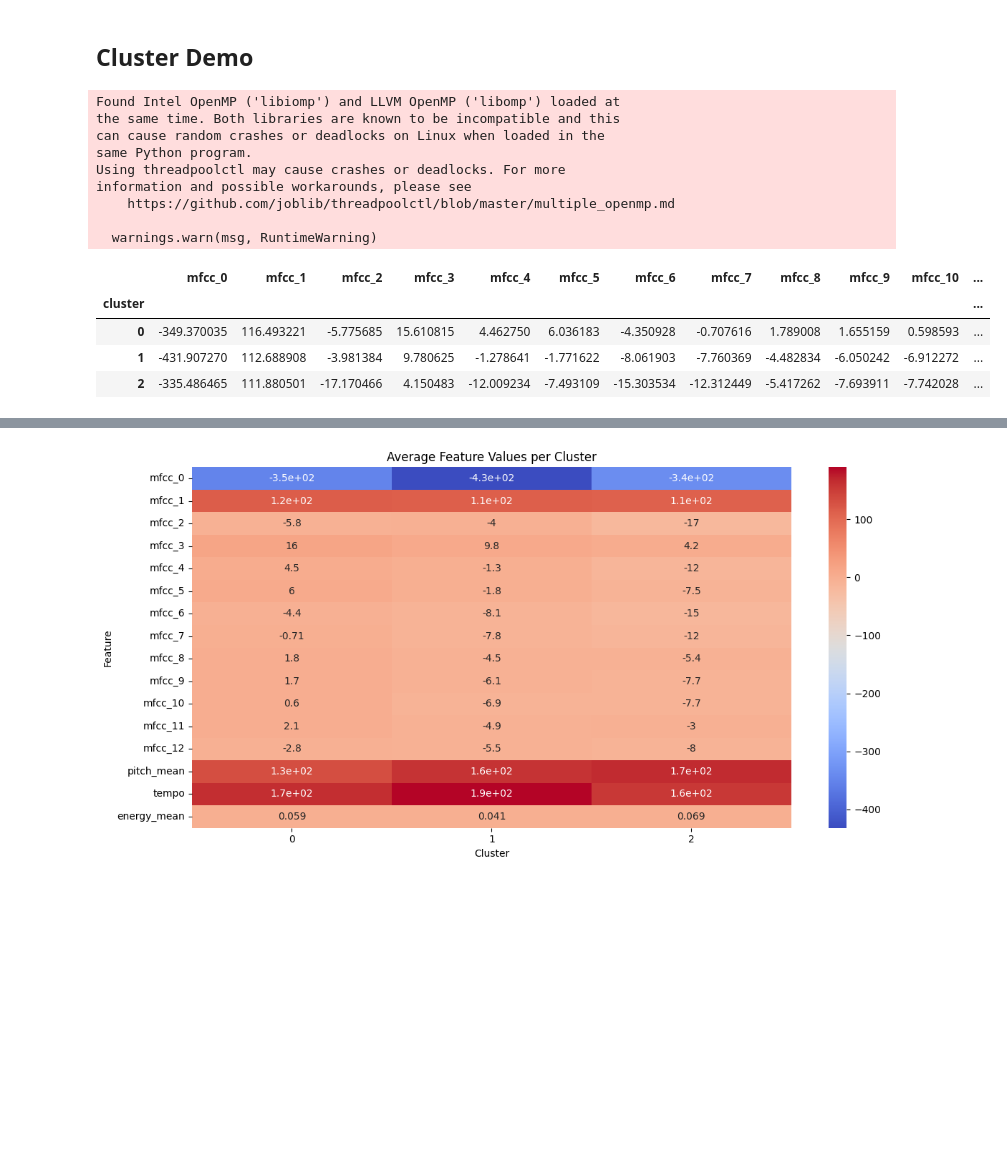
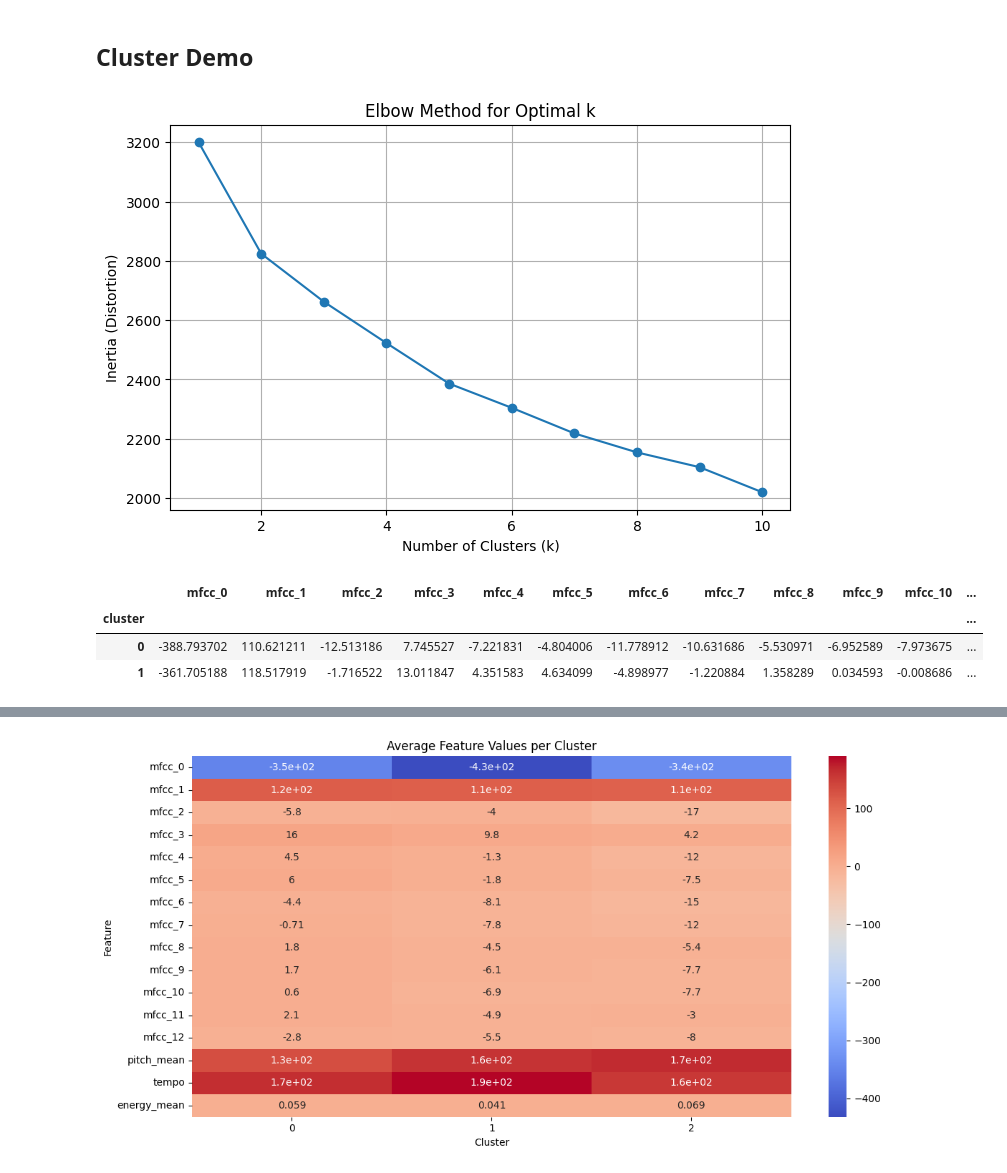
Before and after one commit to lkhellah/speech-clustering, a Jupyter notebook: demo-notebook.ipynb, the cells around one changed output, grey strips where cells are left out. Cells and saved outputs as stored; diff of their text form; code cells hidden in the pictures; blank space fills up the shorter version.

```diff
--- a/demo-notebook.ipynb
+++ b/demo-notebook.ipynb
@@ -82,31 +103,46 @@ X = df.drop(columns=["speaker_id"])  # drop 'label' if you kept it
 
 scaler = StandardScaler()
 X_scaled = scaler.fit_transform(df_cleaned)
+# %%
+# calculate elbow store
+
+from sklearn.cluster import KMeans
+import matplotlib.pyplot as plt
+
+# Range of k values to try
+k_range = range(1, 11)
+inertias = []
+
+for k in k_range:
+    kmeans = KMeans(n_clusters=k, random_state=42)
+    kmeans.fit(X_scaled)
+    inertias.append(kmeans.inertia_)
+
+# Plotting the elbow curve
+plt.figure(figsize=(8, 5))
+plt.plot(k_range, inertias, marker='o')
+plt.title("Elbow Method for Optimal k")
+plt.xlabel("Number of Clusters (k)")
+plt.ylabel("Inertia (Distortion)")
+plt.grid(True)
+plt.show()
+# %% [output]
+[figure, added]
 # %%
 from sklearn.cluster import KMeans
 
-# Run KMeans clustering (tryuing k =2 to 5)
-kmeans = KMeans(n_clusters=3, random_state=42)
+# Run KMeans clustering (here k = 2)
+kmeans = KMeans(n_clusters=2, random_state=42)
 clusters = kmeans.fit_predict(X_scaled)
 
 # Add cluster labels back to DataFrame
 df_cleaned["cluster"] = clusters
 
 # View average feature values per cluster
 cluster_summary = df_cleaned.groupby("cluster").mean()
 display(cluster_summary)
 # %% [output]
-Found Intel OpenMP ('libiomp') and LLVM OpenMP ('libomp') loaded at
-the same time. Both libraries are known to be incompatible and this
-can cause random crashes or deadlocks on Linux when loaded in the
-same Python program.
-Using threadpoolctl may cause crashes or deadlocks. For more
-information and possible workarounds, please see
-    https://github.com/joblib/threadpoolctl/blob/master/multiple_openmp.md
-
-  warnings.warn(msg, RuntimeWarning)
 |  | mfcc_0 | mfcc_1 | mfcc_2 | mfcc_3 | mfcc_4 | mfcc_5 | mfcc_6 | mfcc_7 | mfcc_8 | mfcc_9 | mfcc_10 | ... |
 | cluster |  |  |  |  |  |  |  |  |  |  |  | ... |
-| 0 | -349.370035 | 116.493221 | -5.775685 | 15.610815 | 4.462750 | 6.036183 | -4.350928 | -0.707616 | 1.789008 | 1.655159 | 0.598593 | ... |
-| 1 | -431.907270 | 112.688908 | -3.981384 | 9.780625 | -1.278641 | -1.771622 | -8.061903 | -7.760369 | -4.482834 | -6.050242 | -6.912272 | ... |
-| 2 | -335.486465 | 111.880501 | -17.170466 | 4.150483 | -12.009234 | -7.493109 | -15.303534 | -12.312449 | -5.417262 | -7.693911 | -7.742028 | ... |
+| 0 | -388.793702 | 110.621211 | -12.513186 | 7.745527 | -7.221831 | -4.804006 | -11.778912 | -10.631686 | -5.530971 | -6.952589 | -7.973675 | ... |
+| 1 | -361.705188 | 118.517919 | -1.716522 | 13.011847 | 4.351583 | 4.634099 | -4.898977 | -1.220884 | 1.358289 | 0.034593 | -0.008686 | ... |
```
Also changed, not shown: parts of 17 cells of this notebook, 3 other files.
